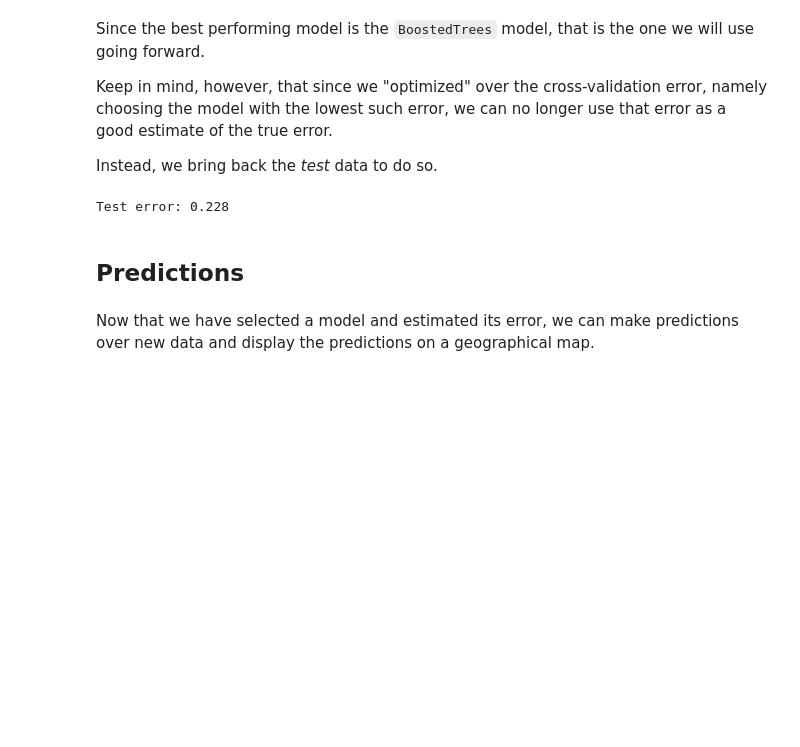
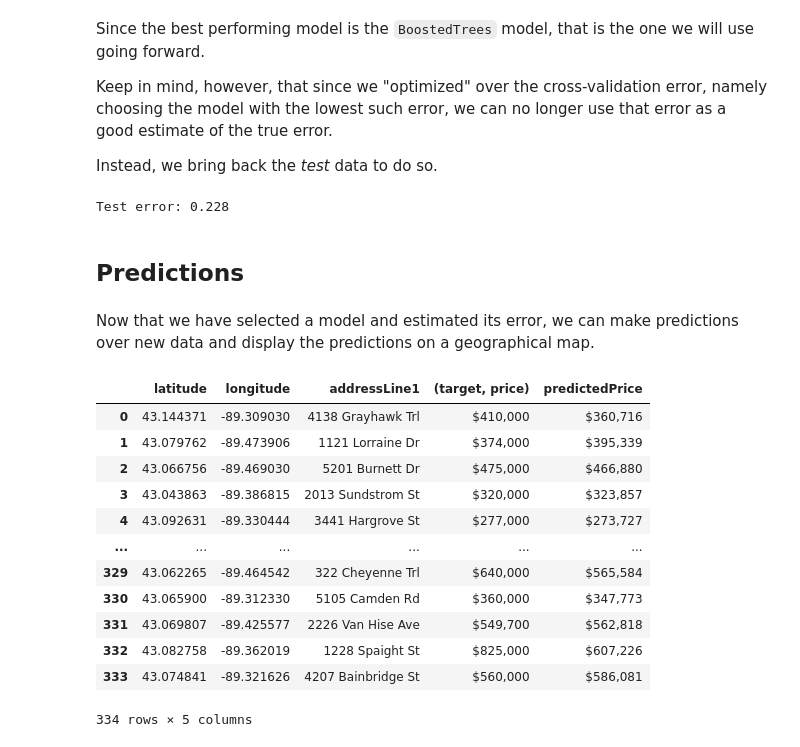
Before and after one commit to aremondtiedrez/hopus, a Jupyter notebook: demo.ipynb, the cells around one changed output. Drawn from its saved outputs; the diff is of its cells as text; code cells hidden in the pictures; blank space fills up the shorter version.

Commit message:
Added more information to the geographical data to be displayed.

```diff
--- a/demo.ipynb
+++ b/demo.ipynb
@@ -407,7 +407,7 @@ on a geographical map.
 # %%
 # Load new data (here, for simplicity, we use the test data as new data)
 data = hopus.demo.load_test_data()
-geographical_data = data[["latitude", "longitude"]]
+geographical_data = data[["latitude", "longitude", "addressLine1"]]
 
 # Load the model
 model = hopus.demo.load_trained_model("BoostedTrees")
@@ -417,10 +417,30 @@ hopus.preprocessing.property_listings.group_columns(data)
 features = data[["keyPredictionFeatures", "auxiliaryPredictionFeatures"]]
 predictions = np.exp(model.predict(features))
 
-# Format the predictions and combine them with the geographical data
+# Format the predictions and combine them with the geographical data and the true price
 predictions = pd.Series(predictions)
 predictions.name = "predictedPrice"
-geographical_predictions = pd.concat([geographical_data, predictions], axis=1)
+predictions = predictions.apply(lambda value: f"${value:,.0f}")
+
+# Combine the predictions with the true price and with the geographical data
+truth = data[("target", "price")].apply(lambda value: f"${value:,.0f}")
+geographical_predictions = pd.concat([geographical_data, truth, predictions], axis=1)
 
 # Save the geographical data as a CSV file
 geographical_predictions.to_csv("predictions.csv", index=False)
+# %%
+geographical_predictions
+# %% [output]
+|  | latitude | longitude | addressLine1 | (target, price) | predictedPrice |
+| 0 | 43.144371 | -89.309030 | 4138 Grayhawk Trl | $410,000 | $360,716 |
+| 1 | 43.079762 | -89.473906 | 1121 Lorraine Dr | $374,000 | $395,339 |
+| 2 | 43.066756 | -89.469030 | 5201 Burnett Dr | $475,000 | $466,880 |
+| 3 | 43.043863 | -89.386815 | 2013 Sundstrom St | $320,000 | $323,857 |
+| 4 | 43.092631 | -89.330444 | 3441 Hargrove St | $277,000 | $273,727 |
+| ... | ... | ... | ... | ... | ... |
+| 329 | 43.062265 | -89.464542 | 322 Cheyenne Trl | $640,000 | $565,584 |
+| 330 | 43.065900 | -89.312330 | 5105 Camden Rd | $360,000 | $347,773 |
+| 331 | 43.069807 | -89.425577 | 2226 Van Hise Ave | $549,700 | $562,818 |
+| 332 | 43.082758 | -89.362019 | 1228 Spaight St | $825,000 | $607,226 |
+| 333 | 43.074841 | -89.321626 | 4207 Bainbridge St | $560,000 | $586,081 |
+334 rows × 5 columns
```
